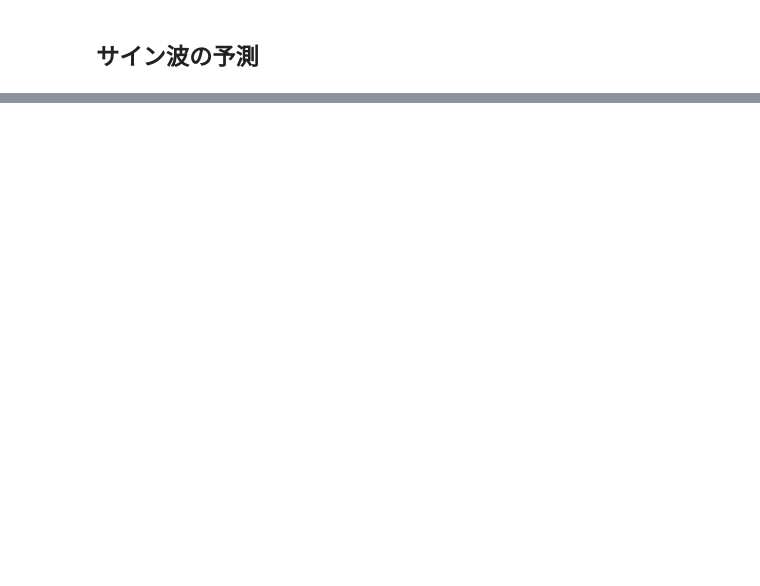
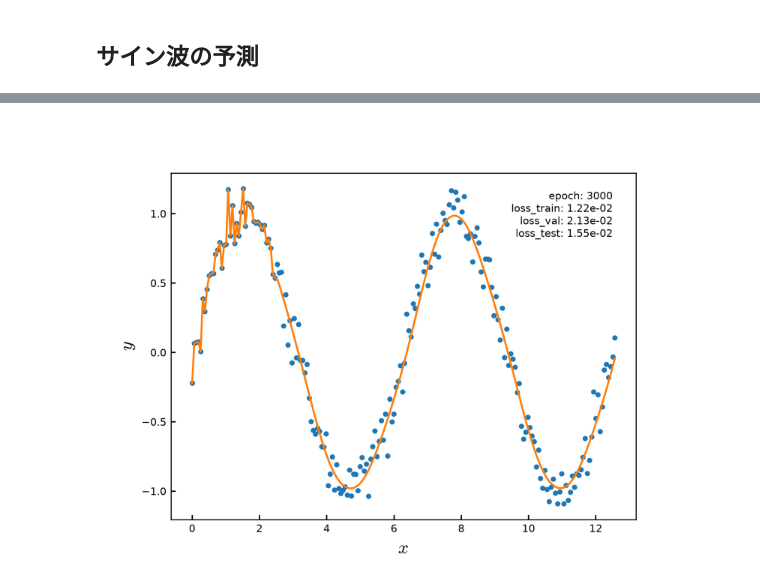
Before and after one commit to KOJIRO161/NNbased-RSFP, a Jupyter notebook: SPReAD/Gemini/Tutorial/Tutorial_SineCurve.ipynb, the cells around one changed output, grey strips where cells are left out. Cells and saved outputs as stored; diff of their text form; code cells hidden in the pictures; blank space fills up the shorter version.

```diff
--- a/SPReAD/Gemini/Tutorial/Tutorial_SineCurve.ipynb
+++ b/SPReAD/Gemini/Tutorial/Tutorial_SineCurve.ipynb
@@ -94,7 +127,9 @@ def process_data(data, parameter):
     return dataset, loader
 dataset, loader = process_data(data = TrainingData, parameter = hyper_parameter)
 # %%
-# モデルの定義
+# モデルの定義（初期化）
+
+## クラスの定義
 class RNN(nn.Module):
     def __init__(self): # コンストラクタを定義
         super(RNN, self).__init__()
@@ -107,7 +142,19 @@ class RNN(nn.Module):
         x = self.fc(x_rnn[:, -1, :])
         return x
 
+## 初期化
 model = RNN().to(device)
 criterion = nn.MSELoss() # 平均二乗誤差
 optimizer = optim.SGD(model.parameters(), lr=0.01) # 確率的勾配降下法
+
+## 保存用の変数を定義
+record_loss_train = []
+record_loss_val = []
+epoch = 0
+
+## 保存用ディレクトリを定義
+savedir_model = os.path.join(cachedir, "models")
+if os.path.exists(savedir_model):
+    shutil.rmtree(savedir_model)
+os.makedirs(os.path.join(cachedir, "models"))
 # %%
@@ -222,0 +233,69 @@ plt.show()
+# %%
+display_epoch = 3000 # 閲覧するモデルのエポック
+
+def display_TrainResult(ep, directory, rawdata, parameter, loss_train, loss_val):
+
+    ## データの読み込み
+    model_path = os.path.join(directory,"models", "model_epoch{}.pth".format(ep))
+    historical_model = RNN().to(device)
+    historical_model.load_state_dict(torch.load(model_path))
+
+    historical_model.eval() # 評価モードに切り替え
+    predicted = list(rawdata["y"][:parameter["n_time"]])
+    with torch.no_grad(): # 勾配計算の停止
+        for i in range(len(rawdata["x"]) - parameter["n_time"]):
+            x = torch.tensor(
+                predicted[-parameter["n_time"]:],
+                dtype = torch.float32
+            ).reshape(1,-1,1).to(device)
+            predicted.append(historical_model(x)[0].item())
+
+        loss_test = 0
+        for j, (x, t) in enumerate(loader["test"]):
+            loss = criterion(historical_model(x), t.to(device))
+            loss_test += loss.item()
+        loss_test /= j+1
+
+    fig, ax = plt.subplots()
+    ax.plot(
+        TrainingData["x"],
+        TrainingData["y"],
+        lw = 0,
+        marker = ".",
+        label = "Correct"
+    )
+    ax.plot(
+        TrainingData["x"],
+        predicted,
+        label = "Model"
+    )
+    ax.set_xlabel(r"$x$", fontsize = 14)
+    ax.set_ylabel(r"$y$", fontsize = 14)
+    text = "epoch: {}\n".format(ep)
+    text  += "loss_train: {:.2e}\n".format(loss_train[ep])
+    text += "loss_val: {:.2e}\n".format(loss_val[ep])
+    text += "loss_test: {:.2e}".format(loss_test)
+    ax.text(
+        x = 0.95,
+        y = 0.95,
+        s = text,
+        transform = ax.transAxes,
+        ha = "right",
+        va = "top"
+    )
+    pngpath = os.path.join(cachedir, "result.png")
+    plt.savefig(pngpath, dpi = 300)
+    plt.close()
+    display(Image(pngpath, width = 600))
+
+display_TrainResult(
+    ep = display_epoch,
+    directory = cachedir,
+    rawdata = TrainingData,
+    parameter = hyper_parameter,
+    loss_train = record_loss_train,
+    loss_val = record_loss_val
+)
+del display_TrainResult
+# %% [output]
+[figure, added]
```
Also changed, not shown: parts of 9 cells of this notebook, 1 other file.
